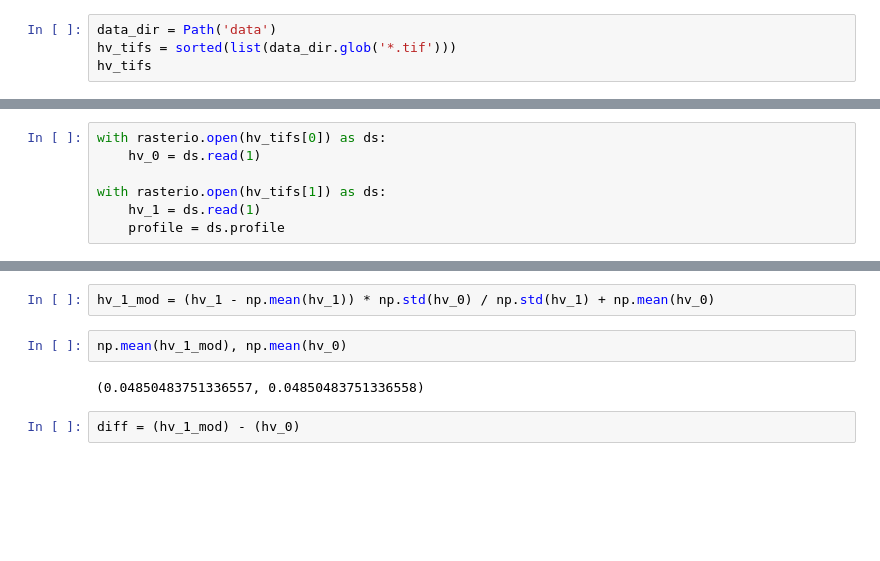
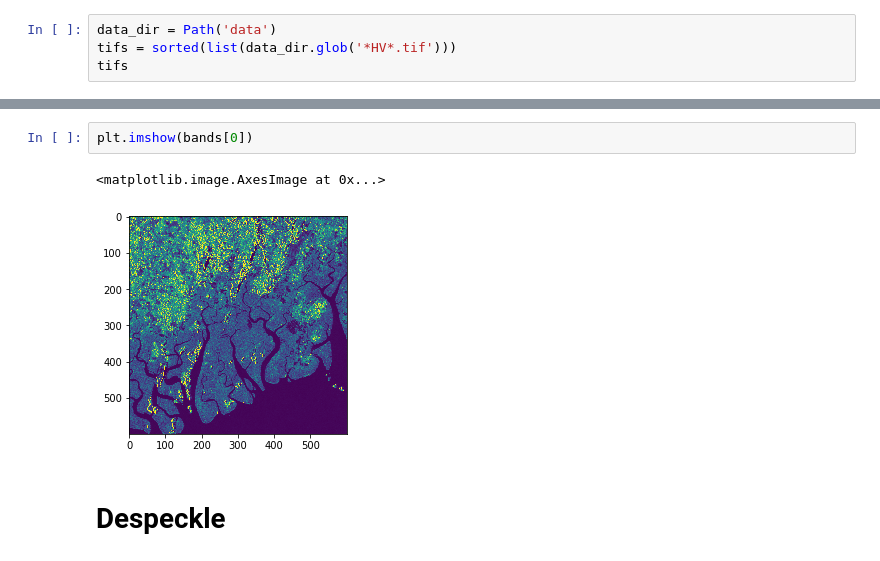
Before and after one commit to simard-landscape-lab/sari-tutorial, a Jupyter notebook: 8-Change Detection/8_Change_Detection.ipynb, the cells around one changed output, grey strips where cells are left out. Cells and saved outputs as stored; diff of their text form; blank space fills up the shorter version.

```diff
--- a/8-Change Detection/8_Change_Detection.ipynb
+++ b/8-Change Detection/8_Change_Detection.ipynb
@@ -18,6 +21,6 @@ The goal of this notebook is to demonstrate how to use similar techniques discus
 # Inspecting the data
 # %%
 data_dir = Path('data')
-hv_tifs = sorted(list(data_dir.glob('*.tif')))
-hv_tifs
+tifs = sorted(list(data_dir.glob('*HV*.tif')))
+tifs
 # %% [output]
@@ -25,7 +28,0 @@ hv_tifs
-# %%
-with rasterio.open(hv_tifs[0]) as ds:
-    hv_0 = ds.read(1)
-
-with rasterio.open(hv_tifs[1]) as ds:
-    hv_1 = ds.read(1)
-    profile = ds.profile
@@ -37,8 +44,7 @@ profile
-# %%
-hv_1_mod = (hv_1 - np.mean(hv_1)) * np.std(hv_0) / np.std(hv_1) + np.mean(hv_0)
-# %%
-np.mean(hv_1_mod), np.mean(hv_0)
-# %% [output]
-(0.04850483751336557, 0.04850483751336558)
-# %%
-diff = (hv_1_mod) - (hv_0)
+# %%
+plt.imshow(bands[0])
+# %% [output]
+<matplotlib.image.AxesImage at 0x...>
+[figure, added]
+# %% [markdown]
+# Despeckle
```
Also changed, not shown: parts of 34 cells of this notebook, 7 other files.
